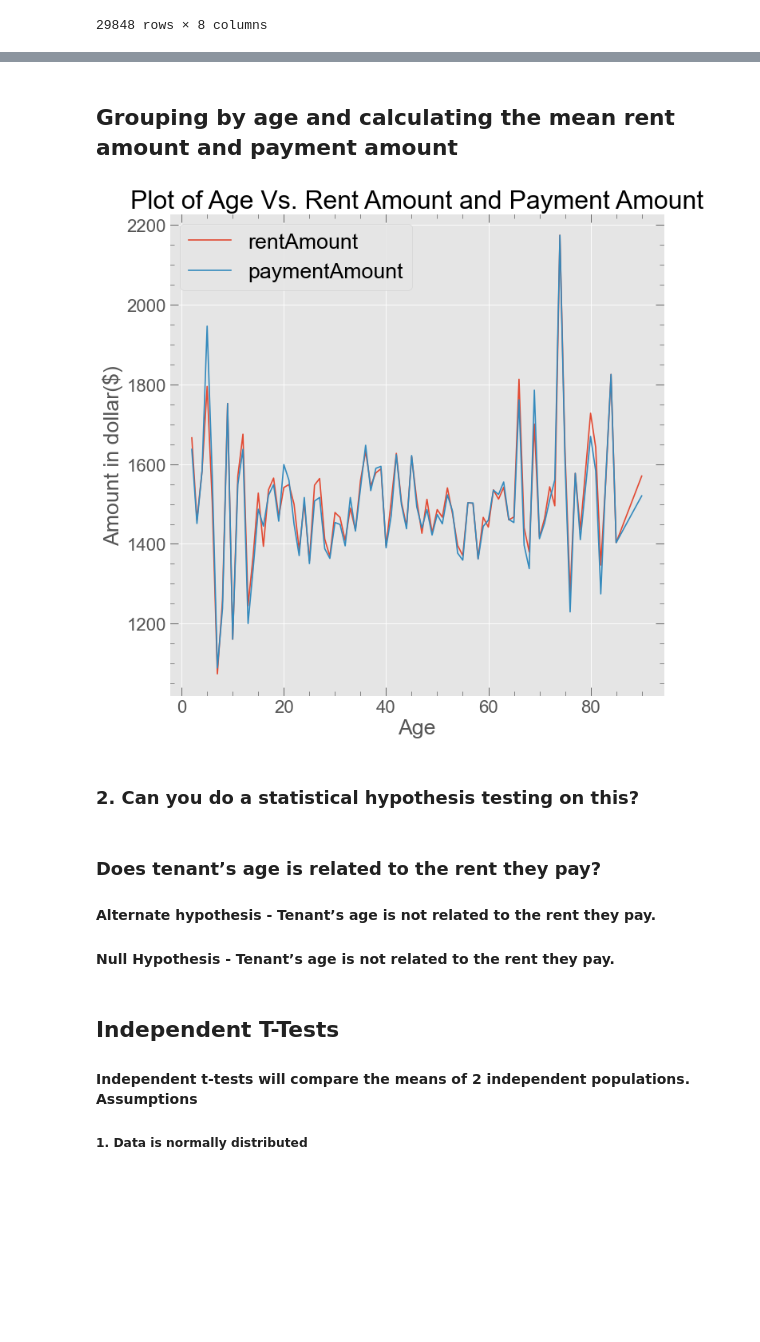
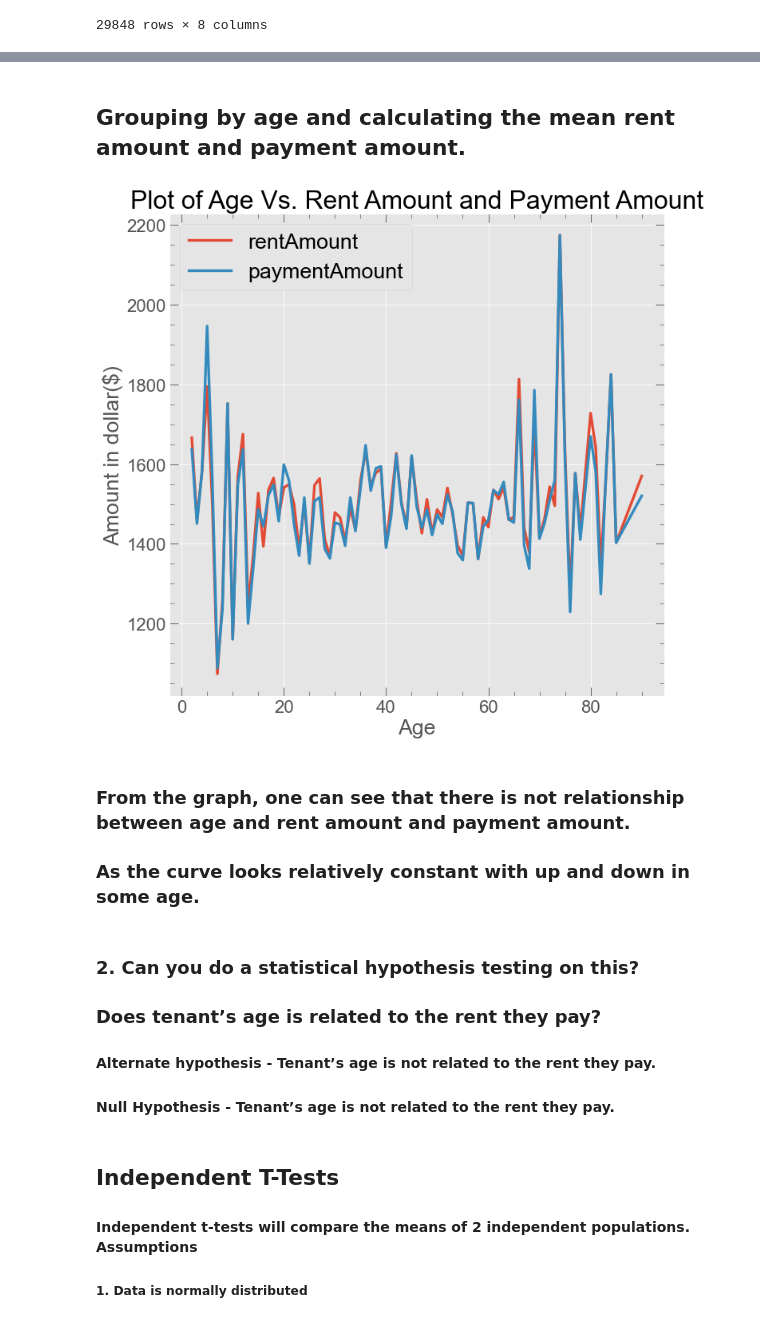
Before and after one commit to pandeysudip/Rental, a Jupyter notebook: 2.Data_Visulization.ipynb, the cells around one changed output, grey strips where cells are left out. Cells and saved outputs as stored; diff of their text form; code cells hidden in the pictures; blank space fills up the shorter version.

```diff
--- a/2.Data_Visulization.ipynb
+++ b/2.Data_Visulization.ipynb
@@ -260,26 +264,24 @@ plt.show()
 # %% [markdown]
-## Grouping by age and calculating the mean rent amount and payment amount
+## Grouping by age and calculating the mean rent amount and payment amount.
 # %%
 #Using groupby method
 date=df_age.groupby(['age'])["rentAmount", "paymentAmount"].mean().reset_index()
 #Plotting both rent amount and payment amount with age
 fig, ax = plt.subplots(figsize=(10,10))
-date.plot(x="age", y=["rentAmount", "paymentAmount"], ax=ax)
+date.plot(x="age", y=["rentAmount", "paymentAmount"], linewidth=3,ax=ax)
 ax.set_ylabel("Amount in dollar($)")
 ax.set_xlabel("Age")
 plt.title("Plot of Age Vs. Rent Amount and Payment Amount")
 plt.show()
 # %% [output]
-[figure, old version]
+[figure, new version]
-# %% [markdown]
-### 2. Can you do a statistical hypothesis testing on this?
+# %% [markdown]
+### From the graph, one can see that there is not relationship between age and rent amount and payment amount.
+### As the curve looks relatively constant with up and down in some age.
 # %% [markdown]
+### 2. Can you do a statistical hypothesis testing on this?
 ### Does tenant’s age is related to the rent they pay?
-
-
 #### Alternate hypothesis - Tenant’s age is not related to the rent they pay.
-
-
 #### Null Hypothesis - Tenant’s age is not related to the rent they pay.
 # %% [markdown]
 ## Independent T-Tests
```
Also changed, not shown: parts of 37 cells of this notebook, 1 other file.
